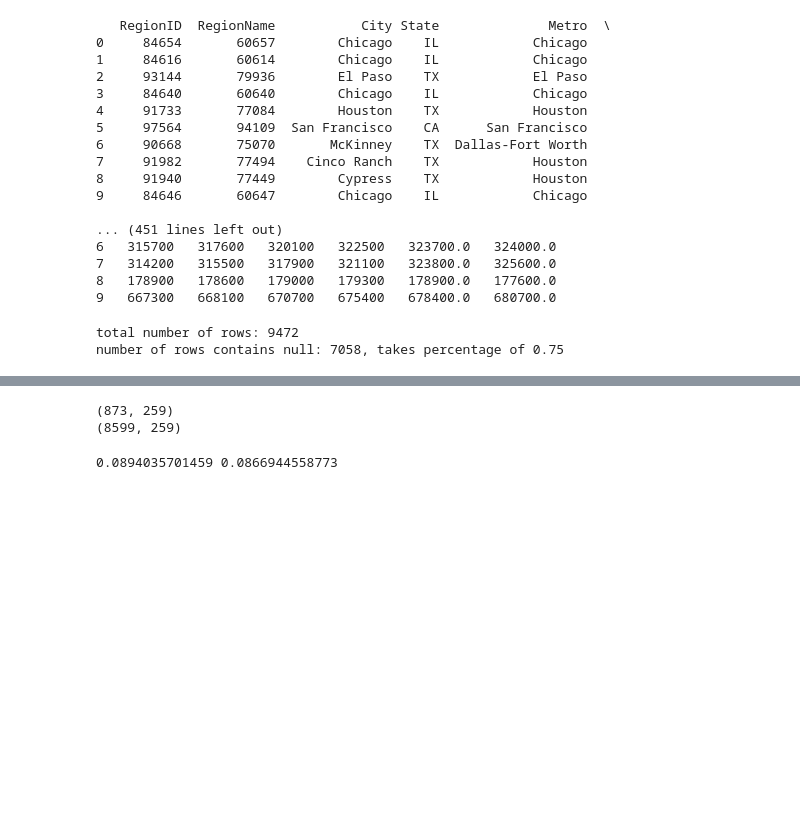
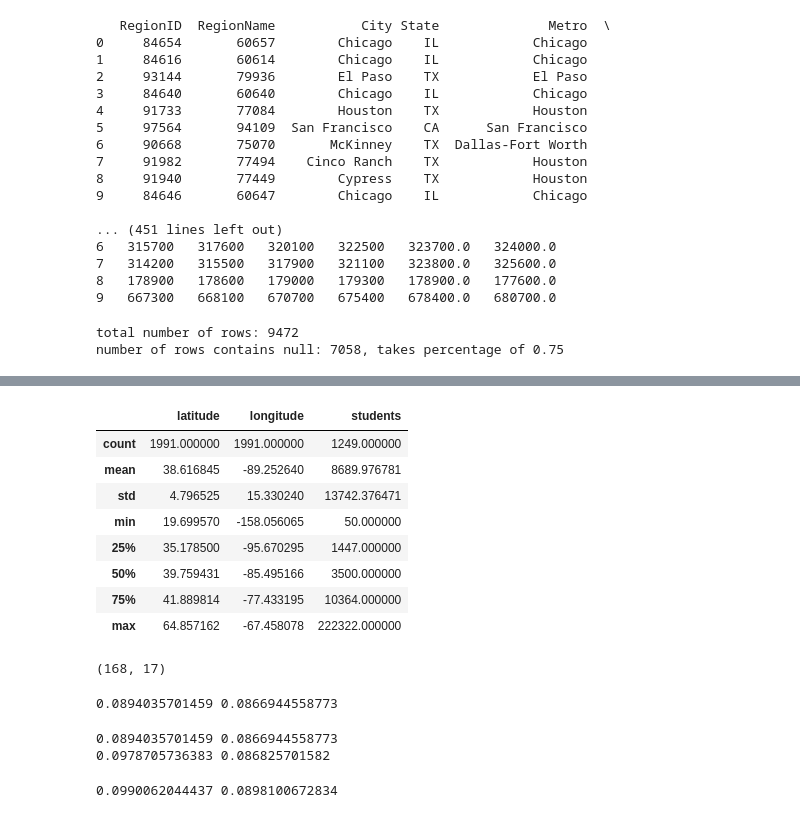
Before and after one commit to wuyifat/home_price, a Jupyter notebook: historical.ipynb, the cells around one changed output, grey strips where cells are left out. Drawn from its saved outputs; the diff is of its cells as text; code cells hidden in the pictures; blank space fills up the shorter version.

```diff
--- a/historical.ipynb
+++ b/historical.ipynb
@@ -73,10 +67,43 @@ zillow_no_univ = zillow_stat.loc[~zillow_stat['RegionName'].isin(univ_zip)]
-# %%
-print zillow_univ.shape
-print zillow_no_univ.shape
-# %% [output]
-(873, 259)
-(8599, 259)
-# %%
-print np.std(zillow_univ['std']), np.std(zillow_no_univ['std'])
-# %% [output]
-0.0894035701459 0.0866944558773
+# %%
+univ['students'] = pd.to_numeric(univ['students'], downcast='integer', errors='coerce')
+univ.describe()
+# %% [output]
+|  | latitude | longitude | students |
+| count | 1991.000000 | 1991.000000 | 1249.000000 |
+| mean | 38.616845 | -89.252640 | 8689.976781 |
+| std | 4.796525 | 15.330240 | 13742.376471 |
+| min | 19.699570 | -158.056065 | 50.000000 |
+| 25% | 35.178500 | -95.670295 | 1447.000000 |
+| 50% | 39.759431 | -85.495166 | 3500.000000 |
+| 75% | 41.889814 | -77.433195 | 10364.000000 |
+| max | 64.857162 | -67.458078 | 222322.000000 |
+# %%
+large_thre = 20000
+large_univ = univ.loc[univ['students'] > large_thre]
+print large_univ.shape
+# %% [output]
+(168, 17)
+# %%
+# find the price standard deviation in two groups: zips with no universities, zips with certain university.
+# Among the three arguments, univ is the dataframe containing certain universities. all_univ is the original csv dataframe
+# zillow is the processed zillow dataframe with added column 'std'
+
+def two_group_std(univ, all_univ, zillow):
+    # convert zip from str to int
+    univ_zip = univ['postcode']
+    univ_zip = [int(z) for z in univ_zip if z != '\\N']
+    all_univ_zip = univ['postcode']
+    all_univ_zip = [int(z) for z in all_univ_zip if z != '\\N']
+
+    zillow_univ = zillow_stat.loc[zillow_stat['RegionName'].isin(univ_zip)]
+    zillow_no_univ = zillow_stat.loc[~zillow_stat['RegionName'].isin(all_univ_zip)]
+
+    print np.std(zillow_univ['std']), np.std(zillow_no_univ['std'])
+# %% [output]
+0.0894035701459 0.0866944558773
+# %%
+two_group_std(univ, univ, zillow_stat)
+two_group_std(large_univ, univ, zillow_stat)
+# %% [output]
+0.0894035701459 0.0866944558773
+0.0978705736383 0.086825701582
@@ -82,0 +125,5 @@ print np.std(zillow_univ['std']), np.std(zillow_no_univ['std'])
+# %%
+zillow_same_month_stat = add_variance_same_month(zillow_4bed)
+two_group_std(large_univ, univ, zillow_same_month_stat)
+# %% [output]
+0.0990062044437 0.0898100672834
```
Also changed, not shown: parts of 4 cells of this notebook.
